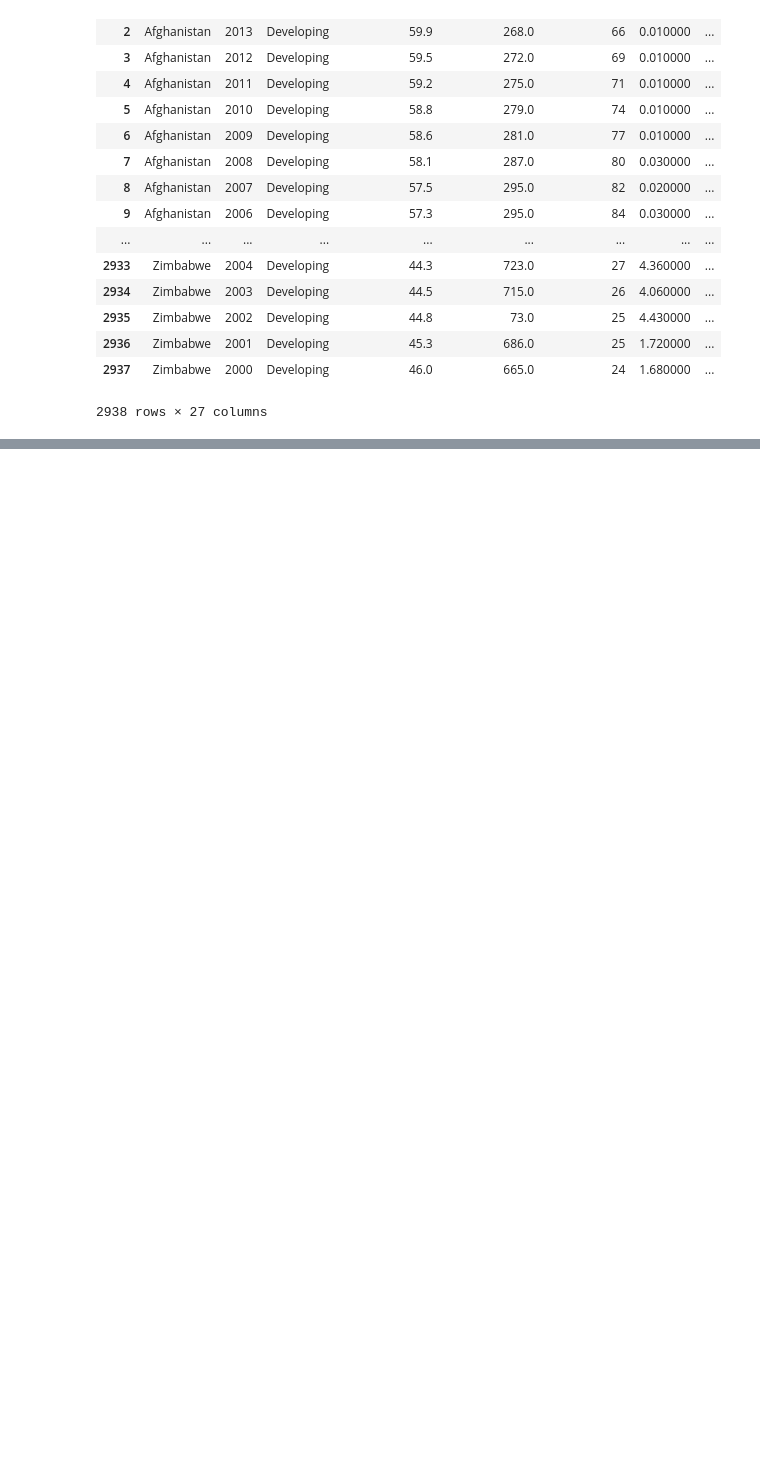
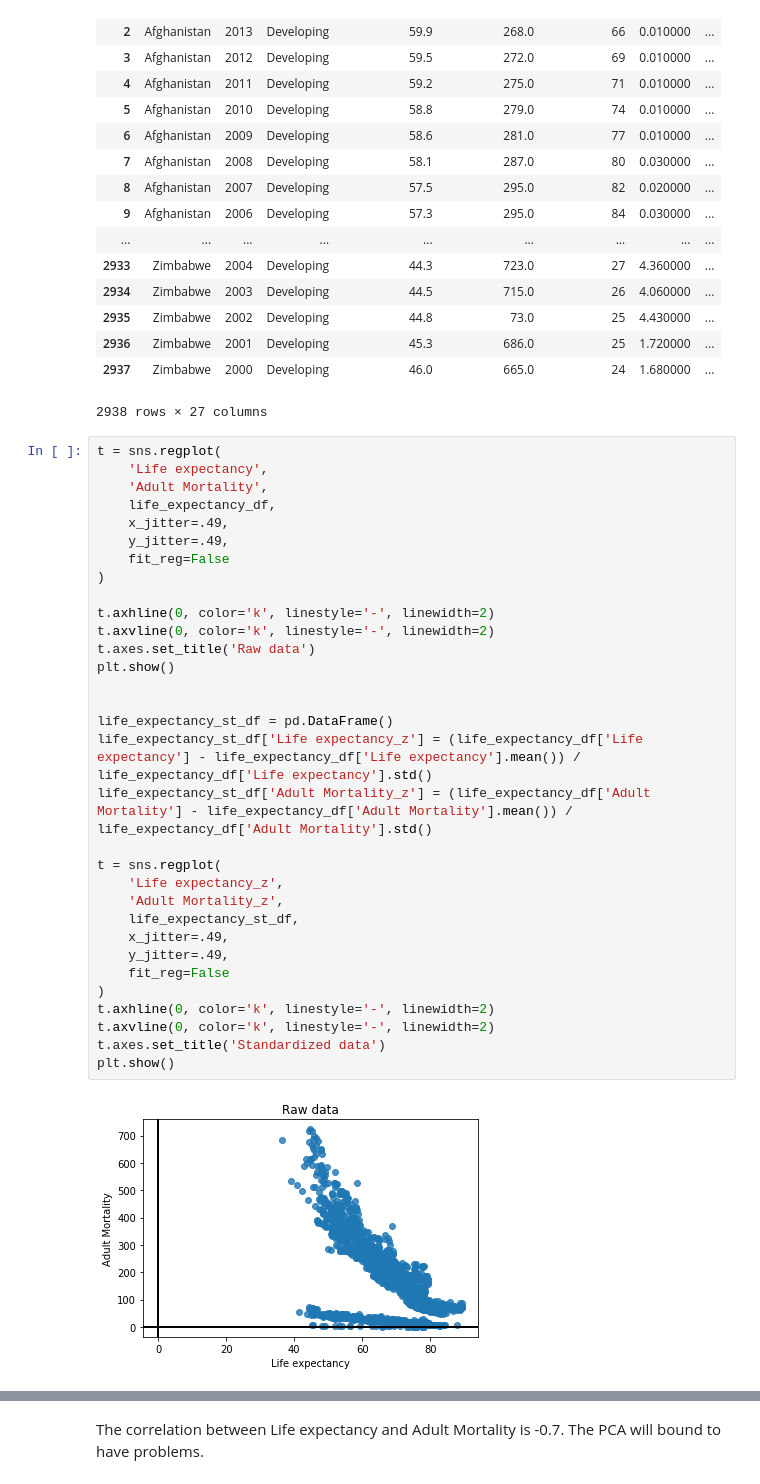
Before and after one commit to ale1995co/Model-Preparation-Challenge, a Jupyter notebook: Model Preparation Challenge.ipynb, the cells around one changed output, grey strips where cells are left out. Saved outputs shown, nothing was run; the diff lists cells and outputs as text; blank space fills up the shorter version.

```diff
--- a/Model Preparation Challenge.ipynb
+++ b/Model Preparation Challenge.ipynb
@@ -438,3 +438,37 @@ life_expectancy_df
 | 2936 | Zimbabwe | 2001 | Developing | 45.3 | 686.0 | 25 | 1.720000 | ... |
 | 2937 | Zimbabwe | 2000 | Developing | 46.0 | 665.0 | 24 | 1.680000 | ... |
 2938 rows × 27 columns
+# %%
+t = sns.regplot(
+    'Life expectancy',
+    'Adult Mortality',
+    life_expectancy_df,
+    x_jitter=.49,
+    y_jitter=.49,
+    fit_reg=False
+)
+
+t.axhline(0, color='k', linestyle='-', linewidth=2)
+t.axvline(0, color='k', linestyle='-', linewidth=2)
+t.axes.set_title('Raw data')
+plt.show()
+
+
+life_expectancy_st_df = pd.DataFrame()
+life_expectancy_st_df['Life expectancy_z'] = (life_expectancy_df['Life expectancy'] - life_expectancy_df['Life expectancy'].mean()) / life_expectancy_df['Life expectancy'].std()
+life_expectancy_st_df['Adult Mortality_z'] = (life_expectancy_df['Adult Mortality'] - life_expectancy_df['Adult Mortality'].mean()) / life_expectancy_df['Adult Mortality'].std()
+
+t = sns.regplot(
+    'Life expectancy_z',
+    'Adult Mortality_z',
+    life_expectancy_st_df,
+    x_jitter=.49,
+    y_jitter=.49,
+    fit_reg=False
+)
+t.axhline(0, color='k', linestyle='-', linewidth=2)
+t.axvline(0, color='k', linestyle='-', linewidth=2)
+t.axes.set_title('Standardized data')
+plt.show()
+# %% [output]
+[figure, added]
@@ -440,0 +476,2 @@ life_expectancy_df
+# %% [markdown]
+The correlation between Life expectancy and Adult Mortality is -0.7. The PCA will bound to have problems.
```
Also changed, not shown: parts of 2 cells of this notebook.
